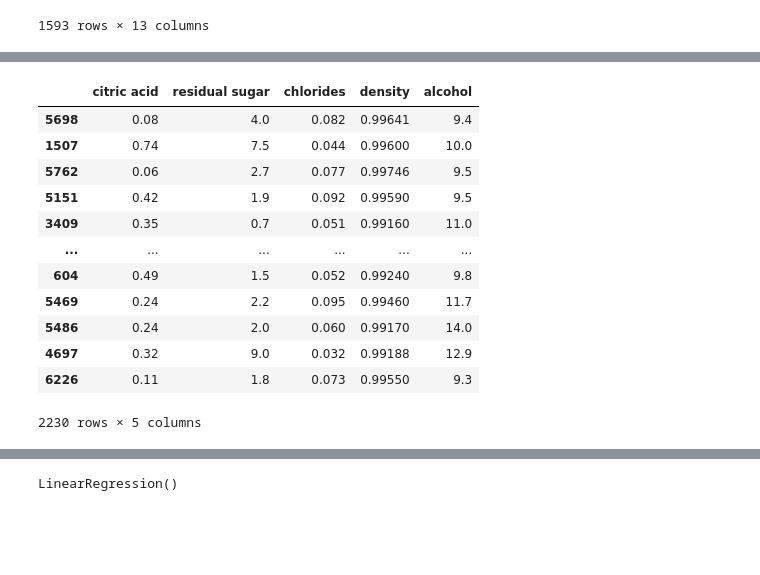
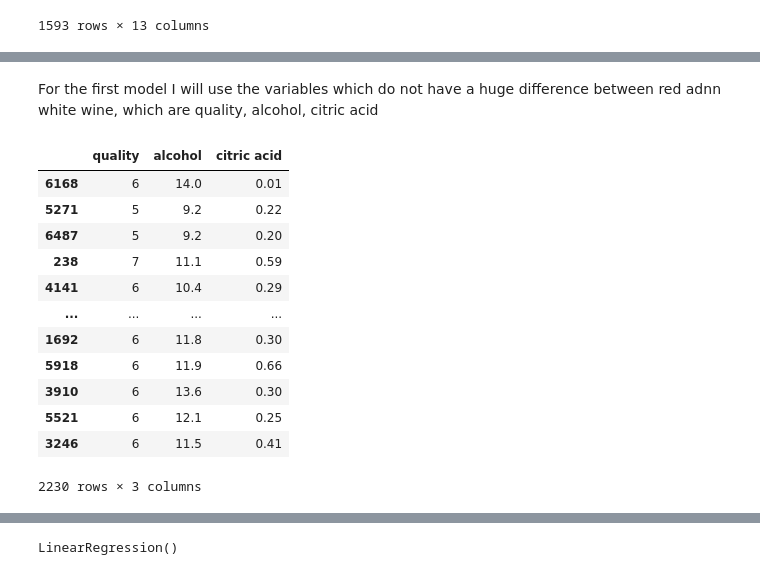
Before and after one commit to harrysyz99/Wine_quality_analysis, a Jupyter notebook: wine_type_prediction.ipynb, the cells around one changed output, grey strips where cells are left out. Saved outputs shown, nothing was run; the diff lists cells and outputs as text; code cells hidden in the pictures; blank space fills up the shorter version.

Commit message:
finish the initalize model

```diff
--- a/wine_type_prediction.ipynb
+++ b/wine_type_prediction.ipynb
@@ -166,18 +316,20 @@ trainx
 2230 rows × 12 columns
+# %% [markdown]
+For the first model I will use the variables which do not have a huge difference between red adnn white wine, which are quality, alcohol, citric acid
 # %%
-train_new = trainx.drop(columns= ["quality","fixed acidity","volatile acidity","free sulfur dioxide","total sulfur dioxide","sulphates","pH"])
+train_new = trainx[["quality", "alcohol", "citric acid"]]
 train_new
 # %% [output]
-|  | citric acid | residual sugar | chlorides | density | alcohol |
-| 5698 | 0.08 | 4.0 | 0.082 | 0.99641 | 9.4 |
-| 1507 | 0.74 | 7.5 | 0.044 | 0.99600 | 10.0 |
-| 5762 | 0.06 | 2.7 | 0.077 | 0.99746 | 9.5 |
-| 5151 | 0.42 | 1.9 | 0.092 | 0.99590 | 9.5 |
-| 3409 | 0.35 | 0.7 | 0.051 | 0.99160 | 11.0 |
-| ... | ... | ... | ... | ... | ... |
-| 604 | 0.49 | 1.5 | 0.052 | 0.99240 | 9.8 |
-| 5469 | 0.24 | 2.2 | 0.095 | 0.99460 | 11.7 |
-| 5486 | 0.24 | 2.0 | 0.060 | 0.99170 | 14.0 |
-| 4697 | 0.32 | 9.0 | 0.032 | 0.99188 | 12.9 |
-| 6226 | 0.11 | 1.8 | 0.073 | 0.99550 | 9.3 |
+|  | quality | alcohol | citric acid |
+| 6168 | 6 | 14.0 | 0.01 |
+| 5271 | 5 | 9.2 | 0.22 |
+| 6487 | 5 | 9.2 | 0.20 |
+| 238 | 7 | 11.1 | 0.59 |
+| 4141 | 6 | 10.4 | 0.29 |
+| ... | ... | ... | ... |
+| 1692 | 6 | 11.8 | 0.30 |
+| 5918 | 6 | 11.9 | 0.66 |
+| 3910 | 6 | 13.6 | 0.30 |
+| 5521 | 6 | 12.1 | 0.25 |
+| 3246 | 6 | 11.5 | 0.41 |
-2230 rows × 5 columns
+2230 rows × 3 columns
```
Also changed, not shown: parts of 72 cells of this notebook.
